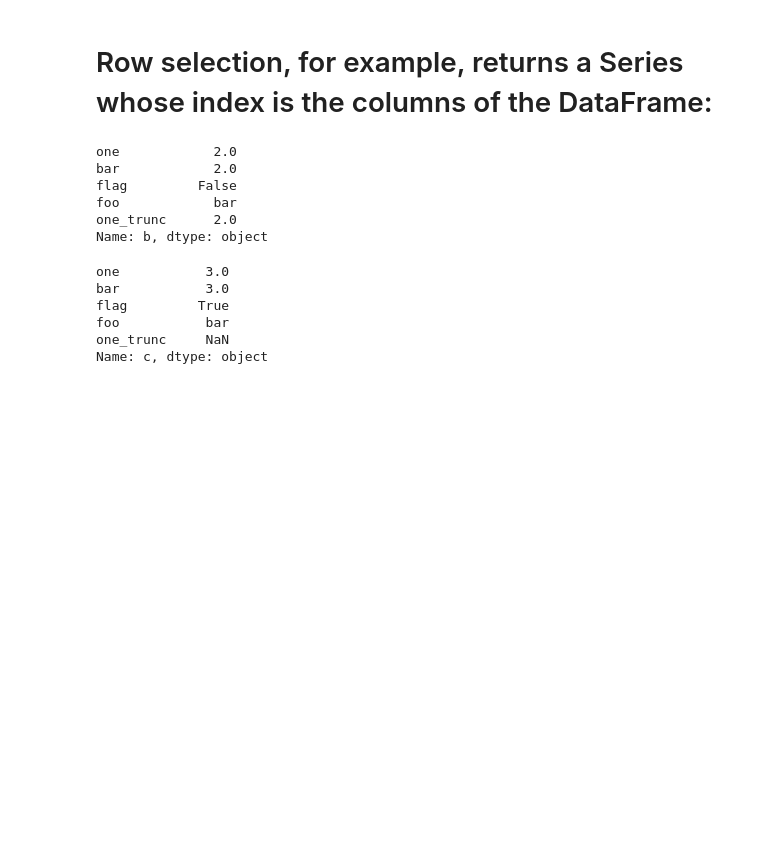
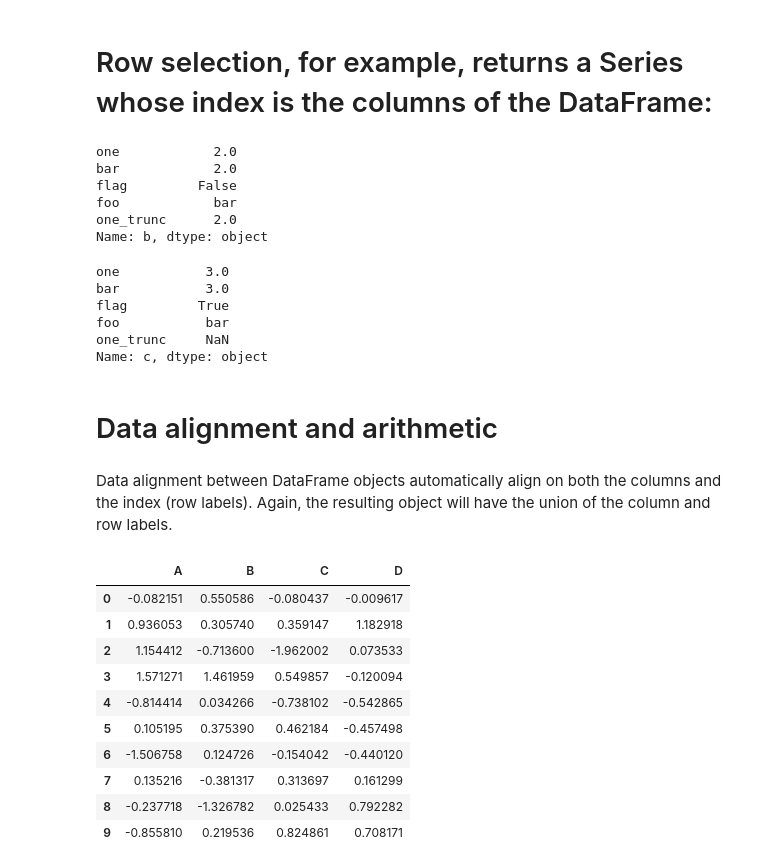
Before and after one commit to gopal-py07/DataSciencePandasExample, a Jupyter notebook: Intro to data structures/DataFrame/DataFrameDsaEx.ipynb, the cells around one changed output. Saved outputs shown, nothing was run; the diff lists cells and outputs as text; code cells hidden in the pictures; blank space fills up the shorter version.

Commit message:
added Data alignment and arithmetic

```diff
--- a/Intro to data structures/DataFrame/DataFrameDsaEx.ipynb
+++ b/Intro to data structures/DataFrame/DataFrameDsaEx.ipynb
@@ -520,3 +520,23 @@ flag         True
 foo           bar
 one_trunc     NaN
 Name: c, dtype: object
+# %% [markdown]
+# Data alignment and arithmetic
+# %% [markdown]
+Data alignment between DataFrame objects automatically align on both the columns and the index (row labels). Again, the resulting object will have the union of the column and row labels.
+# %%
+df = pd.DataFrame(np.random.randn(10,4), columns=["A","B","C","D"])
+# %%
+df
+# %% [output]
+|  | A | B | C | D |
+| 0 | -0.082151 | 0.550586 | -0.080437 | -0.009617 |
+| 1 | 0.936053 | 0.305740 | 0.359147 | 1.182918 |
+| 2 | 1.154412 | -0.713600 | -1.962002 | 0.073533 |
+| 3 | 1.571271 | 1.461959 | 0.549857 | -0.120094 |
+| 4 | -0.814414 | 0.034266 | -0.738102 | -0.542865 |
+| 5 | 0.105195 | 0.375390 | 0.462184 | -0.457498 |
+| 6 | -1.506758 | 0.124726 | -0.154042 | -0.440120 |
+| 7 | 0.135216 | -0.381317 | 0.313697 | 0.161299 |
+| 8 | -0.237718 | -1.326782 | 0.025433 | 0.792282 |
+| 9 | -0.855810 | 0.219536 | 0.824861 | 0.708171 |
```
Also changed, not shown: parts of 18 cells of this notebook.
